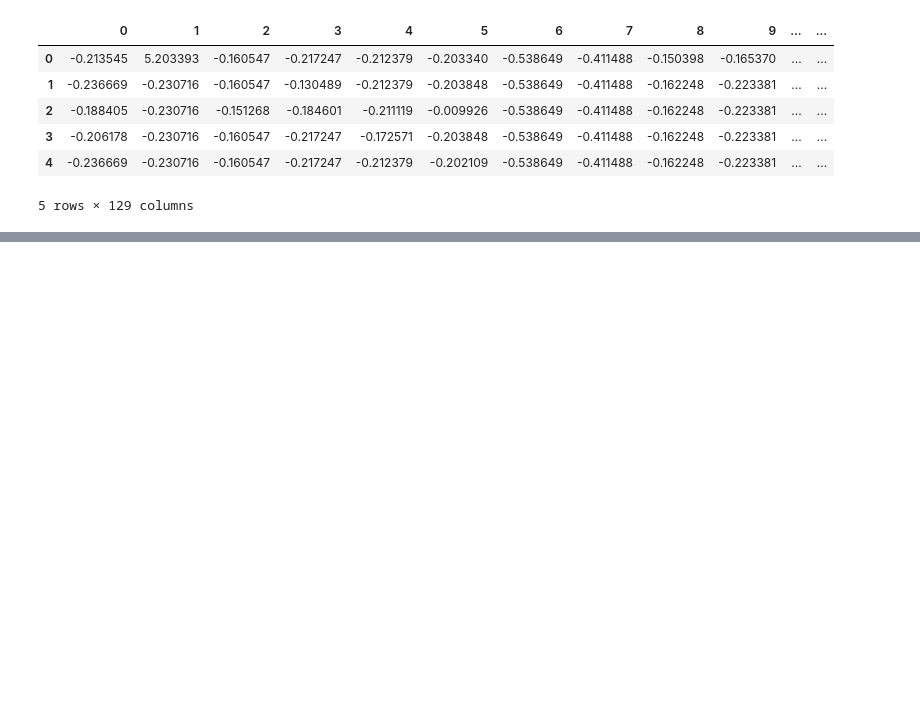
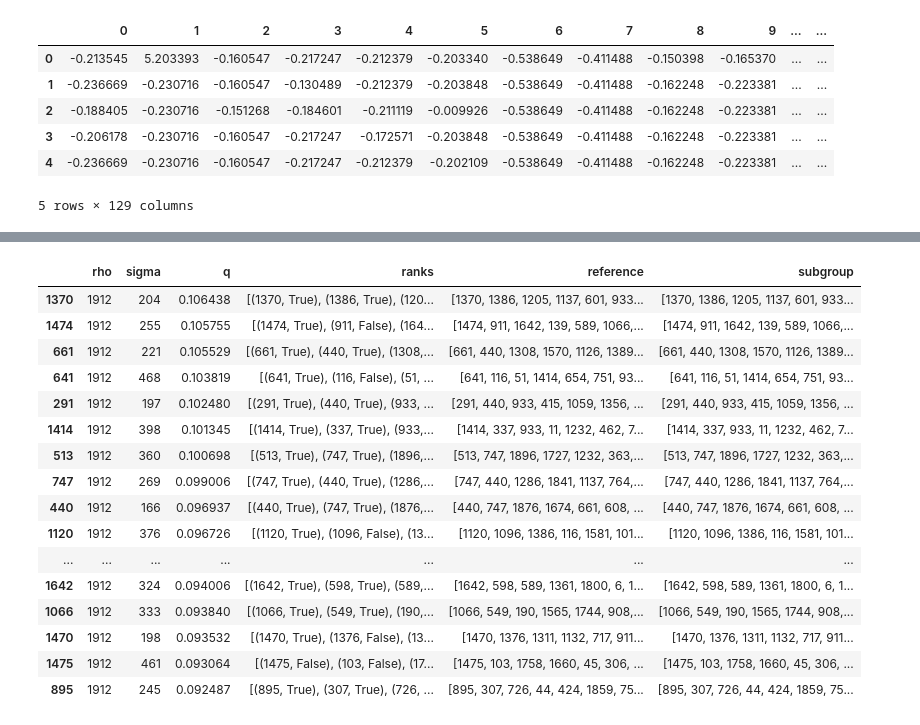
Before and after one commit to Michael-van-Vianen/TUEEMM-MTV, a Jupyter notebook: implement_methods_twitch_dataset.ipynb, the cells around one changed output, grey strips where cells are left out. Drawn from its saved outputs; the diff is of its cells as text; code cells hidden in the pictures; blank space fills up the shorter version.

```diff
--- a/implement_methods_twitch_dataset.ipynb
+++ b/implement_methods_twitch_dataset.ipynb
@@ -130,0 +112,21 @@ result # this will take loooong on my PC
+# %%
+result_ablation = findGroups(G, 20, lu, ablation_mode=True)
+result_ablation
+# %% [output]
+|  | rho | sigma | q | ranks | reference | subgroup |
+| 1370 | 1912 | 204 | 0.106438 | [(1370, True), (1386, True), (120... | [1370, 1386, 1205, 1137, 601, 933... | [1370, 1386, 1205, 1137, 601, 933... |
+| 1474 | 1912 | 255 | 0.105755 | [(1474, True), (911, False), (164... | [1474, 911, 1642, 139, 589, 1066,... | [1474, 911, 1642, 139, 589, 1066,... |
+| 661 | 1912 | 221 | 0.105529 | [(661, True), (440, True), (1308,... | [661, 440, 1308, 1570, 1126, 1389... | [661, 440, 1308, 1570, 1126, 1389... |
+| 641 | 1912 | 468 | 0.103819 | [(641, True), (116, False), (51, ... | [641, 116, 51, 1414, 654, 751, 93... | [641, 116, 51, 1414, 654, 751, 93... |
+| 291 | 1912 | 197 | 0.102480 | [(291, True), (440, True), (933, ... | [291, 440, 933, 415, 1059, 1356, ... | [291, 440, 933, 415, 1059, 1356, ... |
+| 1414 | 1912 | 398 | 0.101345 | [(1414, True), (337, True), (933,... | [1414, 337, 933, 11, 1232, 462, 7... | [1414, 337, 933, 11, 1232, 462, 7... |
+| 513 | 1912 | 360 | 0.100698 | [(513, True), (747, True), (1896,... | [513, 747, 1896, 1727, 1232, 363,... | [513, 747, 1896, 1727, 1232, 363,... |
+| 747 | 1912 | 269 | 0.099006 | [(747, True), (440, True), (1286,... | [747, 440, 1286, 1841, 1137, 764,... | [747, 440, 1286, 1841, 1137, 764,... |
+| 440 | 1912 | 166 | 0.096937 | [(440, True), (747, True), (1876,... | [440, 747, 1876, 1674, 661, 608, ... | [440, 747, 1876, 1674, 661, 608, ... |
+| 1120 | 1912 | 376 | 0.096726 | [(1120, True), (1096, False), (13... | [1120, 1096, 1386, 116, 1581, 101... | [1120, 1096, 1386, 116, 1581, 101... |
+| ... | ... | ... | ... | ... | ... | ... |
+| 1642 | 1912 | 324 | 0.094006 | [(1642, True), (598, True), (589,... | [1642, 598, 589, 1361, 1800, 6, 1... | [1642, 598, 589, 1361, 1800, 6, 1... |
+| 1066 | 1912 | 333 | 0.093840 | [(1066, True), (549, True), (190,... | [1066, 549, 190, 1565, 1744, 908,... | [1066, 549, 190, 1565, 1744, 908,... |
+| 1470 | 1912 | 198 | 0.093532 | [(1470, True), (1376, False), (13... | [1470, 1376, 1311, 1132, 717, 911... | [1470, 1376, 1311, 1132, 717, 911... |
+| 1475 | 1912 | 461 | 0.093064 | [(1475, False), (103, False), (17... | [1475, 103, 1758, 1660, 45, 306, ... | [1475, 103, 1758, 1660, 45, 306, ... |
+| 895 | 1912 | 245 | 0.092487 | [(895, True), (307, True), (726, ... | [895, 307, 726, 44, 424, 1859, 75... | [895, 307, 726, 44, 424, 1859, 75... |
```
Also changed, not shown: parts of 5 cells of this notebook, 1 other file.
